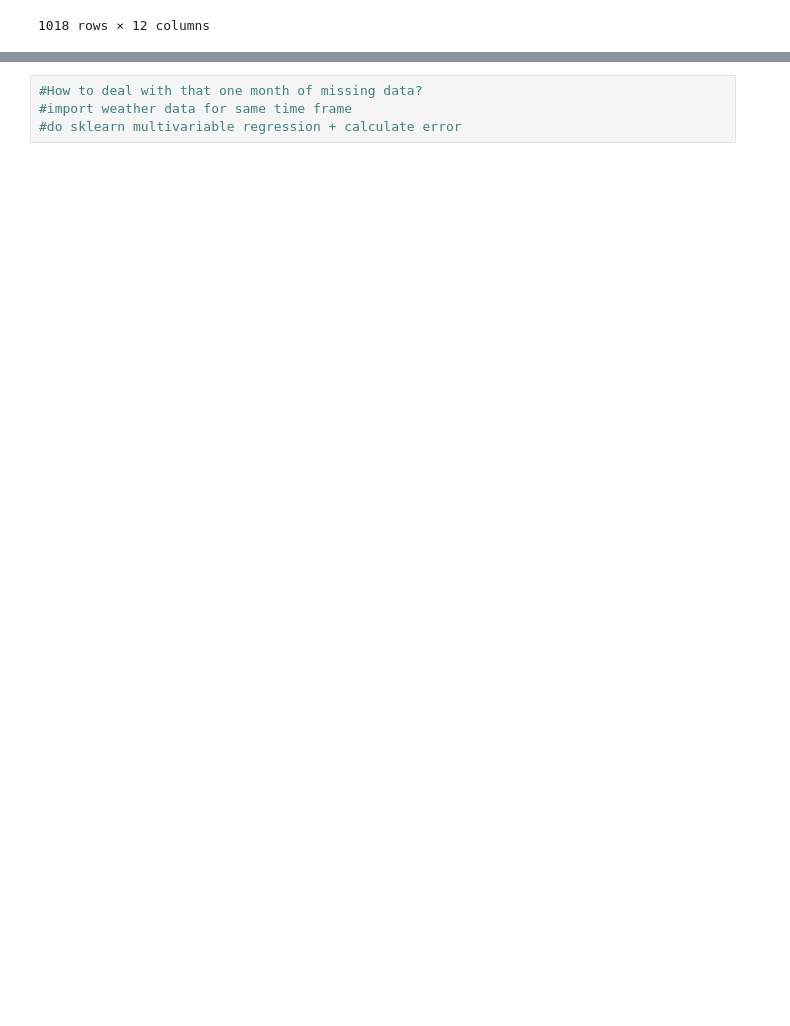
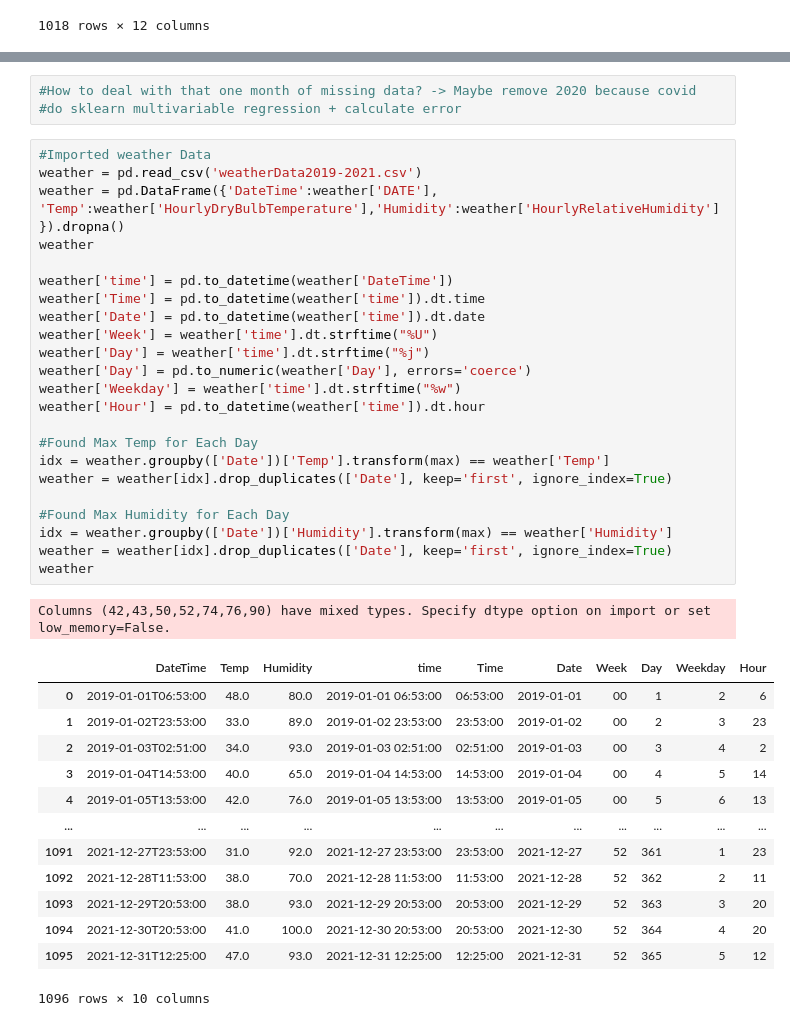
Before and after one commit to AaliyaJakir/energyResearch, a Jupyter notebook: exploring_bing_data.ipynb, the cells around one changed output, grey strips where cells are left out. Saved outputs shown, nothing was run; the diff lists cells and outputs as text; blank space fills up the shorter version.

Commit message:
added weather data

```diff
--- a/exploring_bing_data.ipynb
+++ b/exploring_bing_data.ipynb
@@ -104,6 +104,43 @@ px.line(x=johnsonData['Date'],y=johnsonData['VALUE'])
 # %% [output]
 [interactive output not drawn]
 # %%
-#How to deal with that one month of missing data?
-#import weather data for same time frame
+#How to deal with that one month of missing data? -> Maybe remove 2020 because covid
 #do sklearn multivariable regression + calculate error
+# %%
+#Imported weather Data
+weather = pd.read_csv('weatherData2019-2021.csv')
+weather = pd.DataFrame({'DateTime':weather['DATE'], 'Temp':weather['HourlyDryBulbTemperature'],'Humidity':weather['HourlyRelativeHumidity']}).dropna()
+weather
+
+weather['time'] = pd.to_datetime(weather['DateTime'])
+weather['Time'] = pd.to_datetime(weather['time']).dt.time
+weather['Date'] = pd.to_datetime(weather['time']).dt.date
+weather['Week'] = weather['time'].dt.strftime("%U")
+weather['Day'] = weather['time'].dt.strftime("%j")
+weather['Day'] = pd.to_numeric(weather['Day'], errors='coerce')
+weather['Weekday'] = weather['time'].dt.strftime("%w")
+weather['Hour'] = pd.to_datetime(weather['time']).dt.hour
+
+#Found Max Temp for Each Day
+idx = weather.groupby(['Date'])['Temp'].transform(max) == weather['Temp']
+weather = weather[idx].drop_duplicates(['Date'], keep='first', ignore_index=True)
+
+#Found Max Humidity for Each Day
+idx = weather.groupby(['Date'])['Humidity'].transform(max) == weather['Humidity']
+weather = weather[idx].drop_duplicates(['Date'], keep='first', ignore_index=True)
+weather
+# %% [output]
+Columns (42,43,50,52,74,76,90) have mixed types. Specify dtype option on import or set low_memory=False.
+|  | DateTime | Temp | Humidity | time | Time | Date | Week | Day | Weekday | Hour |
+| 0 | 2019-01-01T06:53:00 | 48.0 | 80.0 | 2019-01-01 06:53:00 | 06:53:00 | 2019-01-01 | 00 | 1 | 2 | 6 |
+| 1 | 2019-01-02T23:53:00 | 33.0 | 89.0 | 2019-01-02 23:53:00 | 23:53:00 | 2019-01-02 | 00 | 2 | 3 | 23 |
+| 2 | 2019-01-03T02:51:00 | 34.0 | 93.0 | 2019-01-03 02:51:00 | 02:51:00 | 2019-01-03 | 00 | 3 | 4 | 2 |
+| 3 | 2019-01-04T14:53:00 | 40.0 | 65.0 | 2019-01-04 14:53:00 | 14:53:00 | 2019-01-04 | 00 | 4 | 5 | 14 |
+| 4 | 2019-01-05T13:53:00 | 42.0 | 76.0 | 2019-01-05 13:53:00 | 13:53:00 | 2019-01-05 | 00 | 5 | 6 | 13 |
+| ... | ... | ... | ... | ... | ... | ... | ... | ... | ... | ... |
+| 1091 | 2021-12-27T23:53:00 | 31.0 | 92.0 | 2021-12-27 23:53:00 | 23:53:00 | 2021-12-27 | 52 | 361 | 1 | 23 |
+| 1092 | 2021-12-28T11:53:00 | 38.0 | 70.0 | 2021-12-28 11:53:00 | 11:53:00 | 2021-12-28 | 52 | 362 | 2 | 11 |
+| 1093 | 2021-12-29T20:53:00 | 38.0 | 93.0 | 2021-12-29 20:53:00 | 20:53:00 | 2021-12-29 | 52 | 363 | 3 | 20 |
+| 1094 | 2021-12-30T20:53:00 | 41.0 | 100.0 | 2021-12-30 20:53:00 | 20:53:00 | 2021-12-30 | 52 | 364 | 4 | 20 |
+| 1095 | 2021-12-31T12:25:00 | 47.0 | 93.0 | 2021-12-31 12:25:00 | 12:25:00 | 2021-12-31 | 52 | 365 | 5 | 12 |
+1096 rows × 10 columns
```
Also changed, not shown: parts of 4 cells of this notebook, 1 other file.
